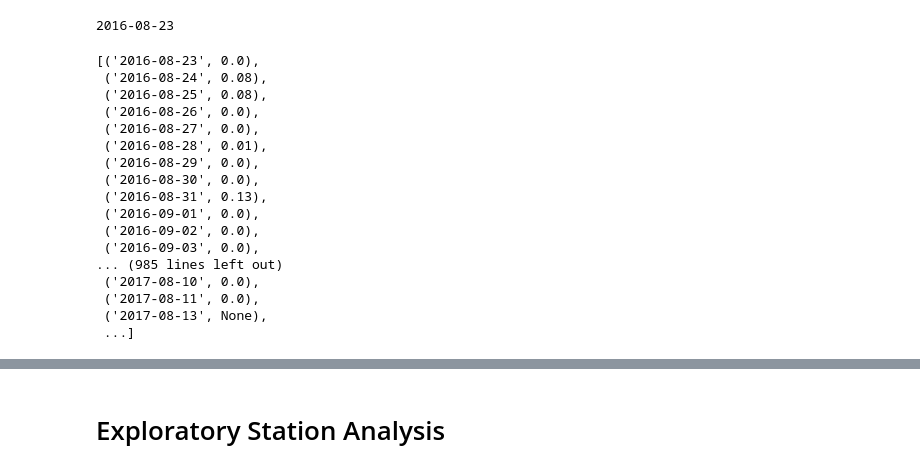
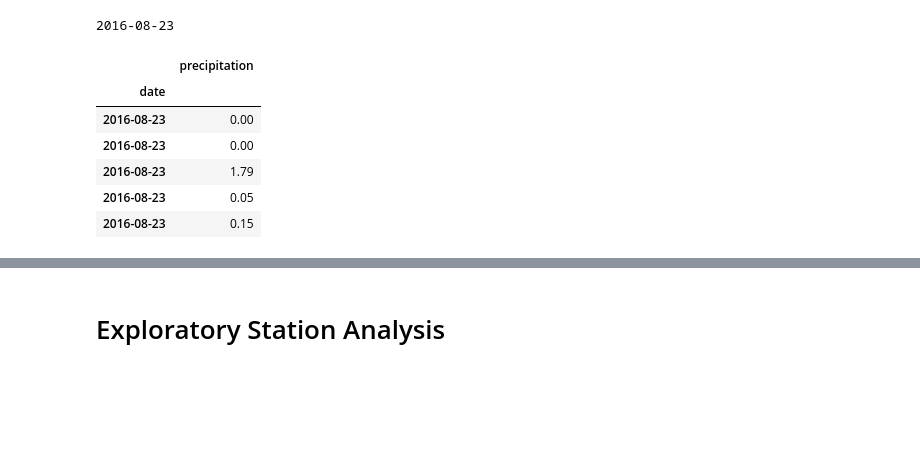
Before and after one commit to Seltsam1/sqlalchemy-climate-analysis, a Jupyter notebook: climate_analysis.ipynb, the cells around one changed output, grey strips where cells are left out. Saved outputs shown, nothing was run; the diff lists cells and outputs as text; code cells hidden in the pictures; blank space fills up the shorter version.

```diff
--- a/climate_analysis.ipynb
+++ b/climate_analysis.ipynb
@@ -108,34 +108,26 @@ print(year_date)
 
 date_results = session.query(Measurement.date, Measurement.prcp).\
     filter(func.strftime(Measurement.date >= year_date)).all()
-
-date_results
-# %% [output]
-[('2016-08-23', 0.0),
- ('2016-08-24', 0.08),
- ('2016-08-25', 0.08),
- ('2016-08-26', 0.0),
- ('2016-08-27', 0.0),
- ('2016-08-28', 0.01),
- ('2016-08-29', 0.0),
- ('2016-08-30', 0.0),
- ('2016-08-31', 0.13),
- ('2016-09-01', 0.0),
- ('2016-09-02', 0.0),
- ('2016-09-03', 0.0),
-... (985 lines left out)
- ('2017-08-10', 0.0),
- ('2017-08-11', 0.0),
- ('2017-08-13', None),
- ...]
 # %%
+# Save the query results as a Pandas DataFrame
+date_df = pd.DataFrame(date_results, columns=['date', 'precipitation'])
 
+# Replace NaN results in precipitation with zero
+date_df['precipitation'] = date_df['precipitation'].fillna(0)
 
-
-# Save the query results as a Pandas DataFrame and set the index to the date column
-
+# Set the index to the date column
+date_df = date_df.set_index('date')
 
 # Sort the dataframe by date
+date_df = date_df.sort_index()
 
-
-# Use Pandas Plotting with Matplotlib to plot the data
+# Show dataframe (5 rows)
+date_df.head()
+# %% [output]
+|  | precipitation |
+| date |  |
+| 2016-08-23 | 0.00 |
+| 2016-08-23 | 0.00 |
+| 2016-08-23 | 1.79 |
+| 2016-08-23 | 0.05 |
+| 2016-08-23 | 0.15 |
```
Also changed, not shown: parts of 3 cells of this notebook.
